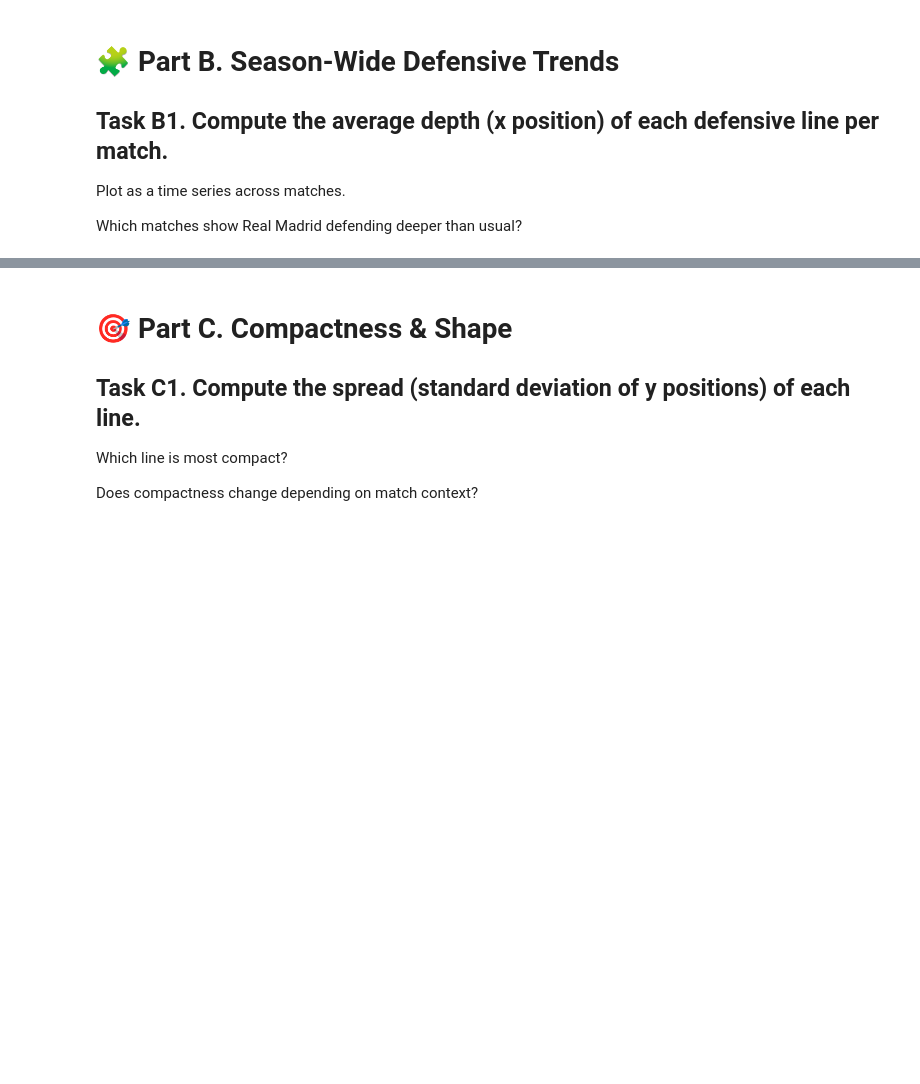
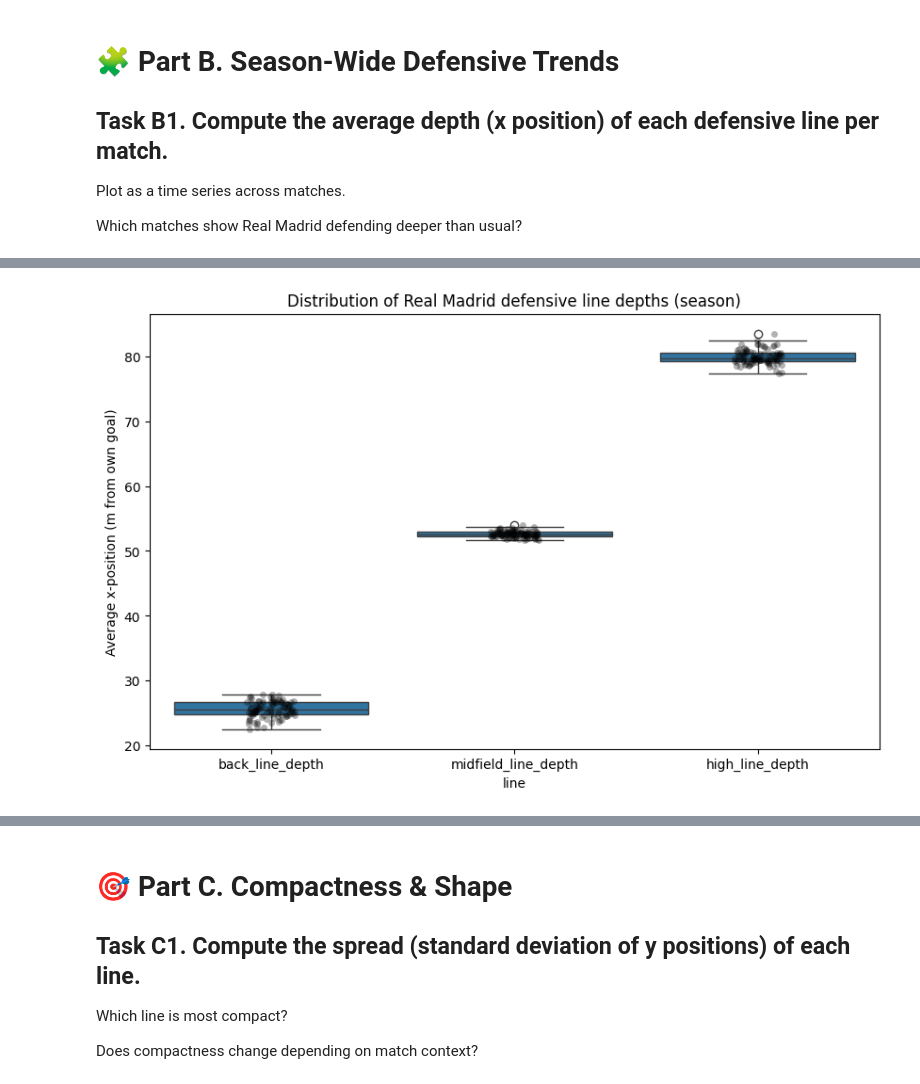
Before and after one commit to MartimRego/pass-decisions, a Jupyter notebook: Module_1/excercise_module_1.ipynb, the cells around one changed output, grey strips where cells are left out. Drawn from its saved outputs; the diff is of its cells as text; code cells hidden in the pictures; blank space fills up the shorter version.

```diff
--- a/Module_1/excercise_module_1.ipynb
+++ b/Module_1/excercise_module_1.ipynb
@@ -338,0 +397,18 @@ What might this mean tactically?
+# %%
+# Melt the data from wide to long format for boxplot visualization
+melted = line_stats_pivot.melt(
+    id_vars=["match_id", "opponent"],
+    value_vars=["back_line_depth", "midfield_line_depth", "high_line_depth"],
+    var_name="line", value_name="depth"
+)
+
+plt.figure(figsize=(10,6))
+# Plots the distribution of defensive line depths, showing the median, quartiles and outliers
+sns.boxplot(data=melted, x="line", y="depth")
+# Plots individual points
+sns.stripplot(data=melted, x="line", y="depth", color="black", alpha=0.3)
+plt.title("Distribution of Real Madrid defensive line depths (season)")
+plt.ylabel("Average x-position (m from own goal)")
+plt.show()
+# %% [output]
+[figure, added]
```
Also changed, not shown: parts of 13 cells of this notebook.
